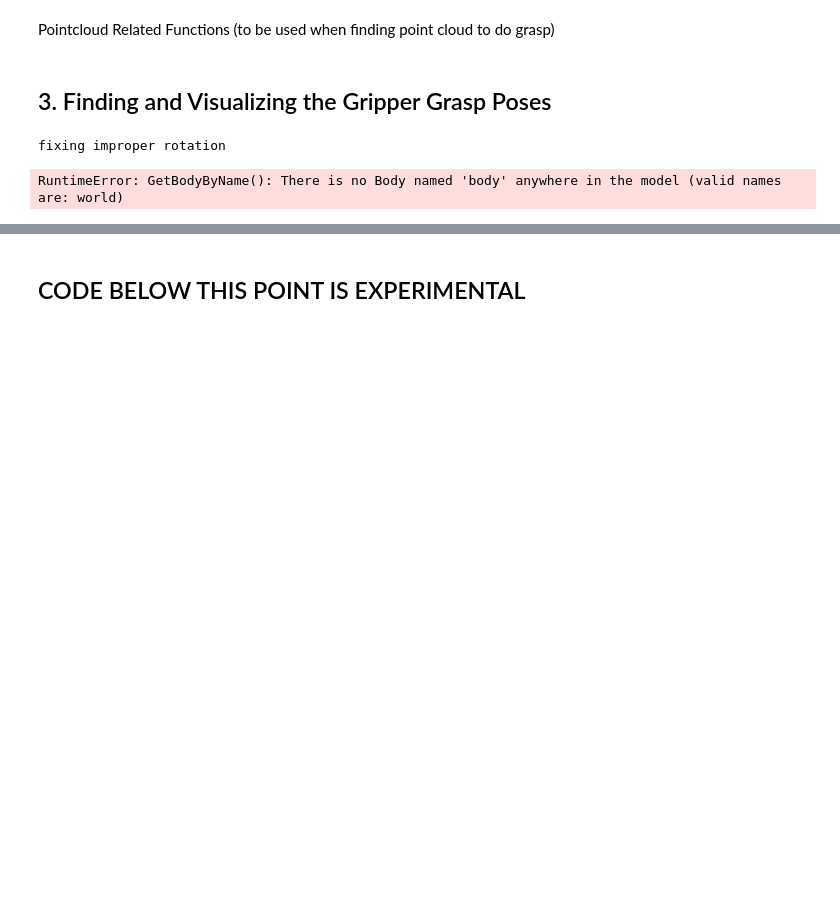
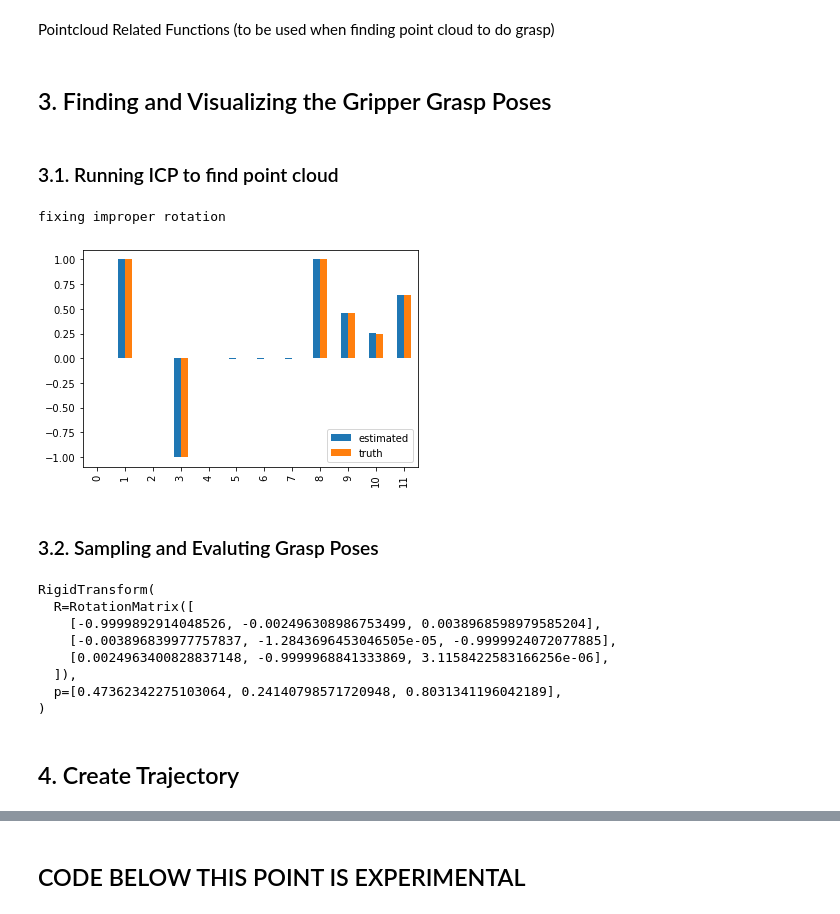
Before and after one commit to PeterHolderrieth/RobotLibrarian, a Jupyter notebook: rrt_grasping.ipynb, the cells around one changed output, grey strips where cells are left out. Saved outputs shown, nothing was run; the diff lists cells and outputs as text; code cells hidden in the pictures; blank space fills up the shorter version.

```diff
--- a/rrt_grasping.ipynb
+++ b/rrt_grasping.ipynb
@@ -179,0 +133,53 @@ def make_internal_model():
+# %% [markdown]
+### 3.1. Running ICP to find point cloud
+# %%
+def run_table_book_icp(diagram, diagram_context):
+
+    # Point clouds to obtain the cloud we will work with for grasps:
+    scene_pcl = get_merged_pointcloud(diagram_context, diagram)
+    meshcat.SetObject("merged_cropped_pcl", cloud=scene_pcl, point_size=0.004)
+
+    book_filename = "hwstation/objects/book.obj"
+    model_pcl = convert_obj_to_pc(book_filename, show=False)
+
+    height_table = 0.5
+    initial_guess = RigidTransform(p=[0.0,0.0,height_table])
+
+    X_MS_hat, chat = IterativeClosestPoint(
+        p_Om=model_pcl,
+        p_Ws=scene_pcl.xyzs(),
+        X_Ohat=initial_guess,
+        meshcat=meshcat,
+        meshcat_scene_path="icp",
+        max_iterations=45,
+    )
+
+    transformed_model_pcl = X_MS_hat @ model_pcl
+
+    cloud = PointCloud(transformed_model_pcl.shape[1])
+    cloud.mutable_xyzs()[:] = transformed_model_pcl
+    cloud.EstimateNormals(radius=0.5, num_closest=50)
+
+    return cloud, X_MS_hat
+# %%
+icp_cloud, X_MS_hat = run_table_book_icp(diagram, diagram_context)
+# %% [output]
+fixing improper rotation
+# %%
+def check_quality_of_icp():
+    plant = diagram.GetSubsystemByName("station").GetSubsystemByName("plant")
+    plant_context = plant.GetMyContextFromRoot(diagram_context)
+    book_frame = plant.GetFrameByName("book")
+    X_book = book_frame.CalcPoseInWorld(plant_context)
+    Rot_est = X_MS_hat.rotation().matrix().flatten()
+    trans_est = X_MS_hat.translation().flatten()
+    Rot_truth = X_book.rotation().matrix().flatten()
+    trans_truth = X_book.translation().flatten()
+    est = np.concatenate([Rot_est,trans_est])
+    truth = np.concatenate([Rot_truth,trans_truth])
+    pd.DataFrame({"estimated": est, "truth": truth}).plot(kind='bar')
+check_quality_of_icp()
+# %% [output]
+[figure, added]
+# %% [markdown]
+### 3.2. Sampling and Evaluting Grasp Poses
@@ -243,11 +234,19 @@ def sample_grasps_example(environment, environment_context, environment_plant):
 
     return X_G_optim
 # %%
-optim_grasp = sample_grasps_example(diagram, diagram_context, plant)
+optim_grasp = sample_grasps(icp_cloud, diagram, diagram_context)
 optim_grasp
 # %% [output]
-fixing improper rotation
+RigidTransform(
+  R=RotationMatrix([
+    [-0.9999892914048526, -0.002496308986753499, 0.0038968598979585204],
+    [-0.003896839977757837, -1.2843696453046505e-05, -0.9999924072077885],
+    [0.0024963400828837148, -0.9999968841333869, 3.1158422583166256e-06],
+  ]),
+  p=[0.47362342275103064, 0.24140798571720948, 0.8031341196042189],
+)
-RuntimeError: GetBodyByName(): There is no Body named 'body' anywhere in the model (valid names are: world)
+# %% [markdown]
+## 4. Create Trajectory
 # %%
 from manipulation.pick import *
 # %%
```
Also changed, not shown: parts of 28 cells of this notebook, 2 other files.
